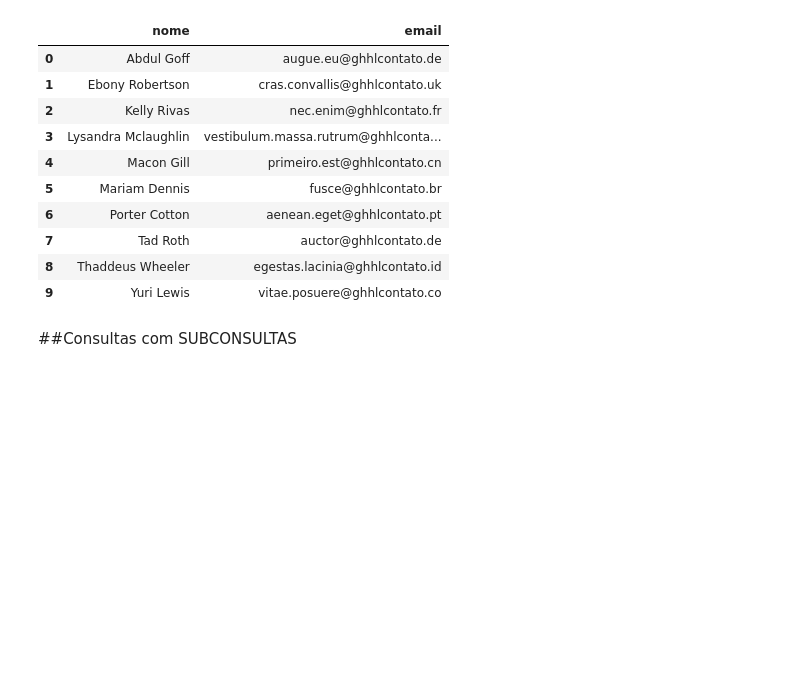
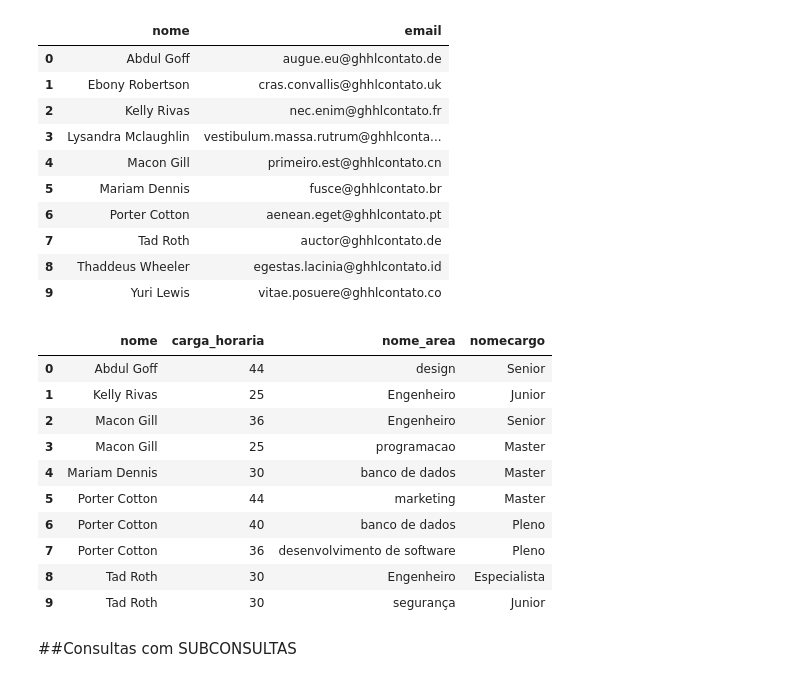
Before and after one commit to MateusLannes/Trabalho_BD1_2022, a Jupyter notebook: Files/ColabGHHL_Contrat.ipynb, the cells around one changed output. Drawn from its saved outputs; the diff is of its cells as text; code cells hidden in the pictures; blank space fills up the shorter version.

```diff
--- a/Files/ColabGHHL_Contrat.ipynb
+++ b/Files/ColabGHHL_Contrat.ipynb
@@ -999,6 +999,40 @@ res
 | 7 | Tad Roth | auctor@ghhlcontato.de |
 | 8 | Thaddeus Wheeler | egestas.lacinia@ghhlcontato.id |
 | 9 | Yuri Lewis | vitae.posuere@ghhlcontato.co |
+# %%
+res = pd.read_sql_query("""SELECT
+    usuario.nome,
+    vaga.carga_horaria,
+    area.nome_area,
+    cargo.nomeCargo
+FROM
+    usuario usuario
+INNER JOIN
+  gestor gestor
+ON usuario.id = gestor.fk_usuario_id
+INNER JOIN
+  vaga vaga
+ON  vaga.fk_gestor_id = gestor.fk_usuario_id
+INNER JOIN
+  area area
+ON  area.id = vaga.fk_area
+INNER JOIN
+  cargo cargo
+ON  cargo.id = vaga.fk_cargo ORDER BY usuario.nome""", conn)
+res
+# Mostra Os gestores e vagas que esta responsavel
+# %% [output]
+|  | nome | carga_horaria | nome_area | nomecargo |
+| 0 | Abdul Goff | 44 | design | Senior |
+| 1 | Kelly Rivas | 25 | Engenheiro | Junior |
+| 2 | Macon Gill | 36 | Engenheiro | Senior |
+| 3 | Macon Gill | 25 | programacao | Master |
+| 4 | Mariam Dennis | 30 | banco de dados | Master |
+| 5 | Porter Cotton | 44 | marketing | Master |
+| 6 | Porter Cotton | 40 | banco de dados | Pleno |
+| 7 | Porter Cotton | 36 | desenvolvimento de software | Pleno |
+| 8 | Tad Roth | 30 | Engenheiro | Especialista |
+| 9 | Tad Roth | 30 | segurança | Junior |
 # %% [markdown]
 ##Consultas com SUBCONSULTAS
 # %%
```
Also changed, not shown: parts of 1 cell of this notebook.
